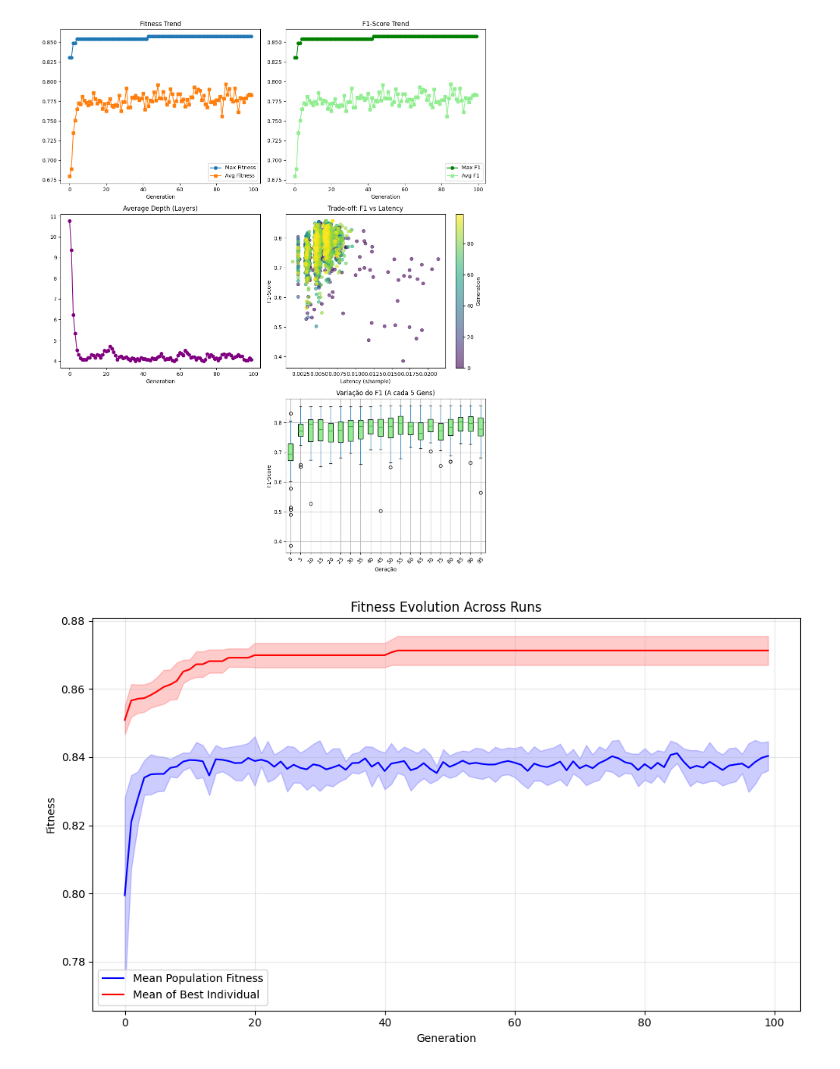
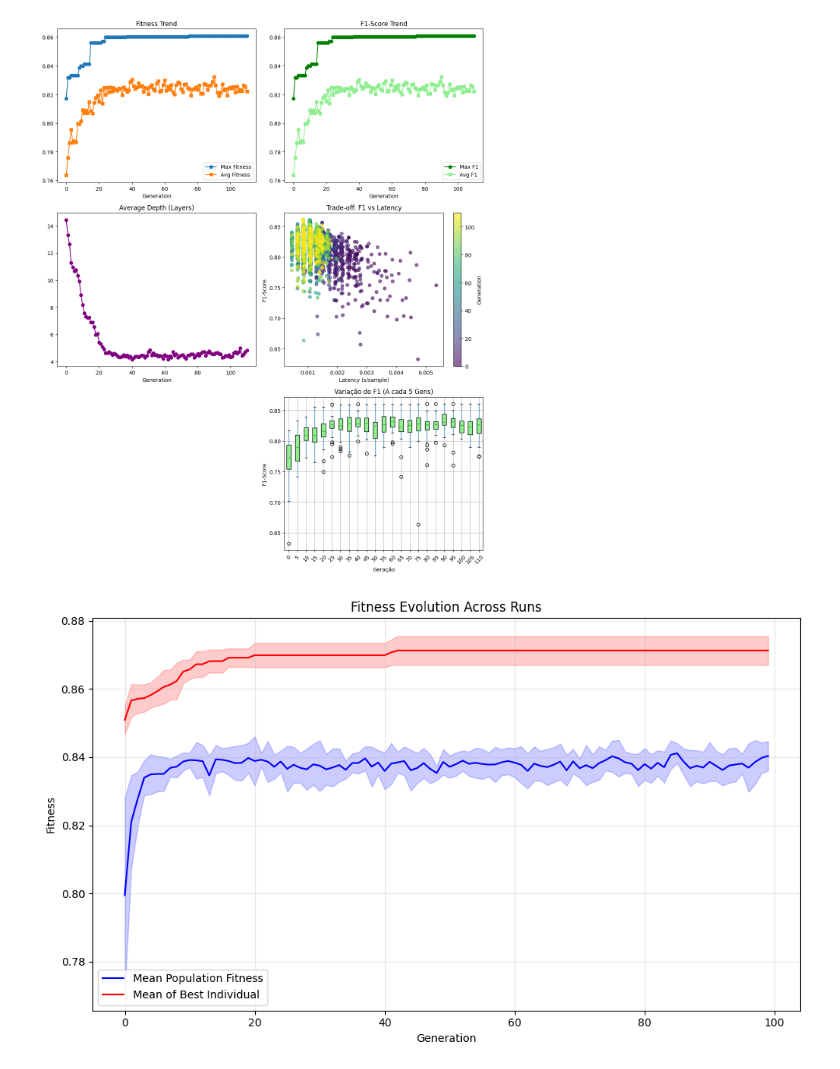
Before and after one commit to filipeobrist/LLM_Evolution, a Jupyter notebook: src/code/plot_results.ipynb, the cells around one changed output. Drawn from its saved outputs; the diff is of its cells as text; code cells hidden in the pictures.

Commit message:
First Results After Feedback

```diff
--- a/src/code/plot_results.ipynb
+++ b/src/code/plot_results.ipynb
@@ -5,7 +5,7 @@ import numpy as np
 # %%
 
 # Carregar os dados
-df = pd.read_csv('results_run_1_seed_42_propor.csv')
+df = pd.read_csv('results_run_1_seed_42_200_steps.csv')
 
 # Agregação por geração
 gen_agg = df.groupby('generation').agg({
@@ -43,34 +43,34 @@ plt.xlabel('Generation')
 # 4. Trade-off F1 vs Latency
 plt.subplot(3, 2, 4)
 scatter = plt.scatter(df['latency'], df['f1'], c=df['generation'], cmap='viridis', alpha=0.6)
 plt.colorbar(scatter, label='Generation')
 plt.title('Trade-off: F1 vs Latency')
 plt.xlabel('Latency (s/sample)')
 plt.ylabel('F1-Score')
 
 # 5. Evolução da Variância do F1
 plt.subplot(3, 2, 6)
 
 # Filtramos o DataFrame: gerações onde o resto da divisão por 5 é zero
 df_filtered = df[df['generation'] % 5 == 0]
 
 # Usamos o boxplot do pandas agrupando por geração
 df_filtered.boxplot(column='f1', by='generation', ax=plt.gca(),
                     patch_artist=True,
                     boxprops=dict(facecolor='lightgreen', color='black'))
 
 plt.title('Variação do F1 (A cada 5 Gens)')
 plt.suptitle('') # Remove o título automático chato do pandas
 plt.xlabel('Geração')
 plt.ylabel('F1-Score')
 
 # Ajuste visual para não amontoar os números no eixo X
 plt.xticks(rotation=45)
 
 plt.tight_layout()
 plt.show()
 # %% [output]
-[figure, old version]
+[figure, new version]
 # %%
 base_path = '../data/agnews/200_steps/evolution/'
 seeds = [42, 123, 999, 2024, 7]
```
Also changed, not shown: 35 other files.
